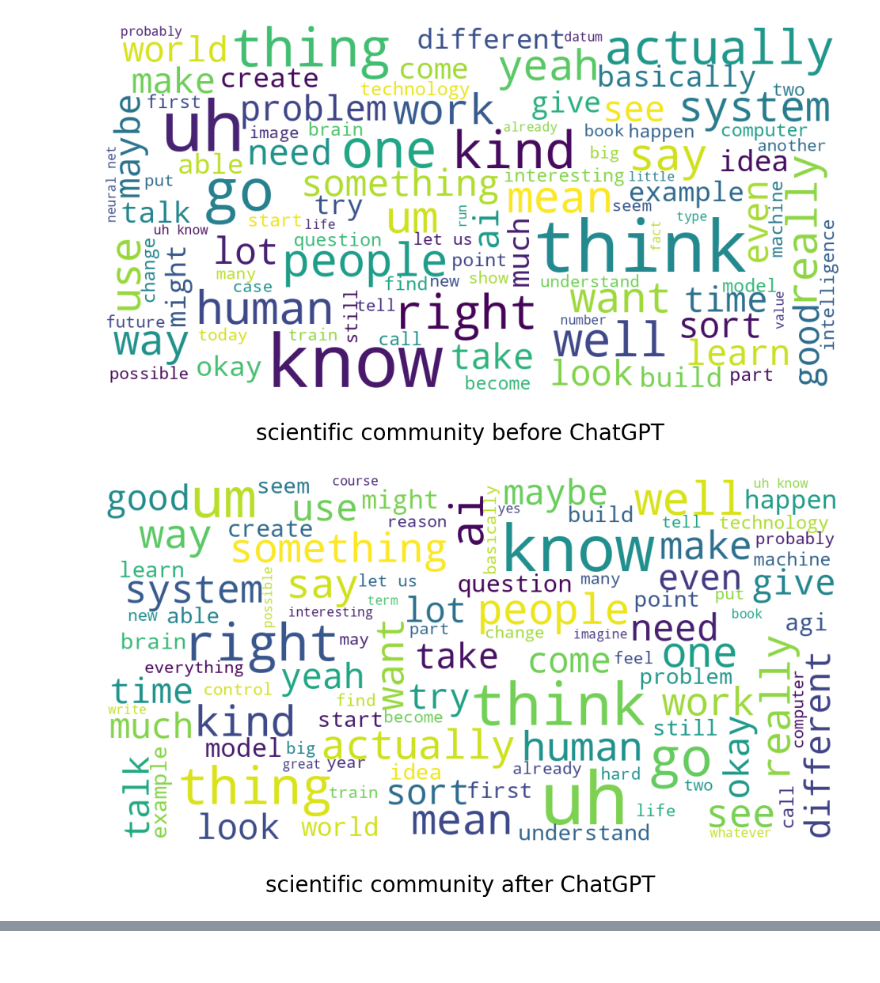
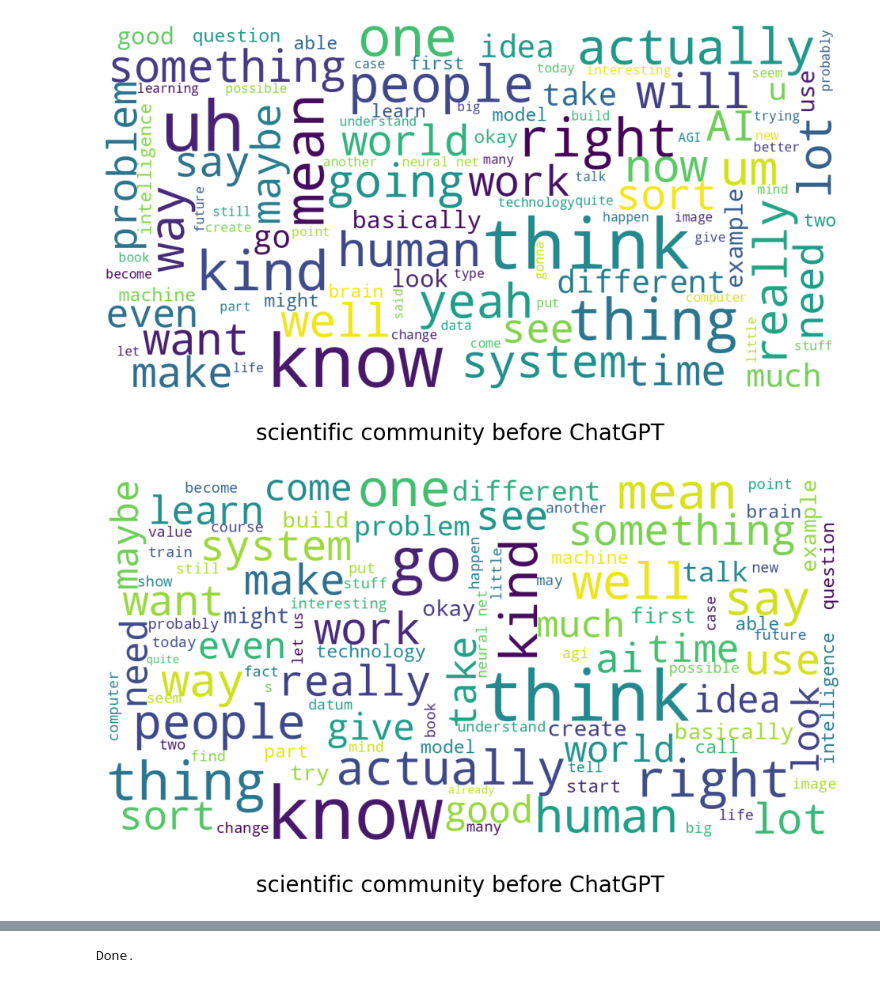
Before and after one commit to avhou/rai, a Jupyter notebook: assignment/assignment2/wordcloud.ipynb, the cells around one changed output, grey strips where cells are left out. Cells and saved outputs as stored; diff of their text form; code cells hidden in the pictures.

```diff
--- a/assignment/assignment2/wordcloud.ipynb
+++ b/assignment/assignment2/wordcloud.ipynb
@@ -2,7 +2,7 @@
 from wordcloud import WordCloud
 from typing import *
 import matplotlib.pyplot as plt
-from utils import read_transcripts
+from utils import read_dataset, tokenize
 
 def show_wordcloud(data: str, title: str, output_file: str):
     wordcloud = WordCloud(
@@ -24,8 +24,16 @@ def show_wordcloud(data: str, title: str, output_file: str):
     plt.show()
 
 
-show_wordcloud(read_transcripts("scientific-before/transcripts-cleaned.txt"), "scientific community before ChatGPT", "figures/scientific-before.png")
-show_wordcloud(read_transcripts("scientific-after/transcripts-cleaned.txt"), "scientific community after ChatGPT", "figures/scientific-after.png")
-show_wordcloud(read_transcripts("non-scientific-before/transcripts-cleaned.txt"), "non scientific community before ChatGPT", "figures/non-scientific-before.png")
-show_wordcloud(read_transcripts("non-scientific-after/transcripts-cleaned.txt"), "non scientific community after ChatGPT", "figures/non-scientific-after.png")
+datasources = read_dataset("dataset.csv")
+
+show_wordcloud(" ".join([source.text for source in datasources if source.category == "scientific-before"]), "scientific community before ChatGPT", "figures/scientific-before.png")
+show_wordcloud(" ".join(tokenize(" ".join([source.text for source in datasources if source.category == "scientific-before"]))), "scientific community before ChatGPT", "figures/scientific-before-tokenized.png")
+show_wordcloud(" ".join([source.text for source in datasources if source.category == "scientific-after"]), "scientific community after ChatGPT", "figures/scientific-after.png")
+show_wordcloud(" ".join(tokenize(" ".join([source.text for source in datasources if source.category == "scientific-after"]))), "scientific community after ChatGPT", "figures/scientific-after-tokenized.png")
+show_wordcloud(" ".join([source.text for source in datasources if source.category == "non-scientific-before"]), "non scientific community before ChatGPT", "figures/non-scientific-before.png")
+show_wordcloud(" ".join(tokenize(" ".join([source.text for source in datasources if source.category == "non-scientific-before"]))), "non scientific community before ChatGPT", "figures/non-scientific-before-tokenized.png")
+show_wordcloud(" ".join([source.text for source in datasources if source.category == "non-scientific-after"]), "non scientific community after ChatGPT", "figures/non-scientific-after.png")
+show_wordcloud(" ".join(tokenize(" ".join([source.text for source in datasources if source.category == "non-scientific-after"]))), "non scientific community after ChatGPT", "figures/non-scientific-after-tokenized.png")
+
+print("Done.")
 # %% [output]
@@ -35,2 +40,2 @@ show_wordcloud(read_transcripts("non-scientific-after/transcripts-cleaned.txt"),
-[figure, old version]
+[figure, new version]
-[figure, old version]
+[figure, new version]
@@ -38,0 +48 @@ show_wordcloud(read_transcripts("non-scientific-after/transcripts-cleaned.txt"),
+Done.
```
Also changed, not shown: parts of 1 cell of this notebook, 7 other files.
